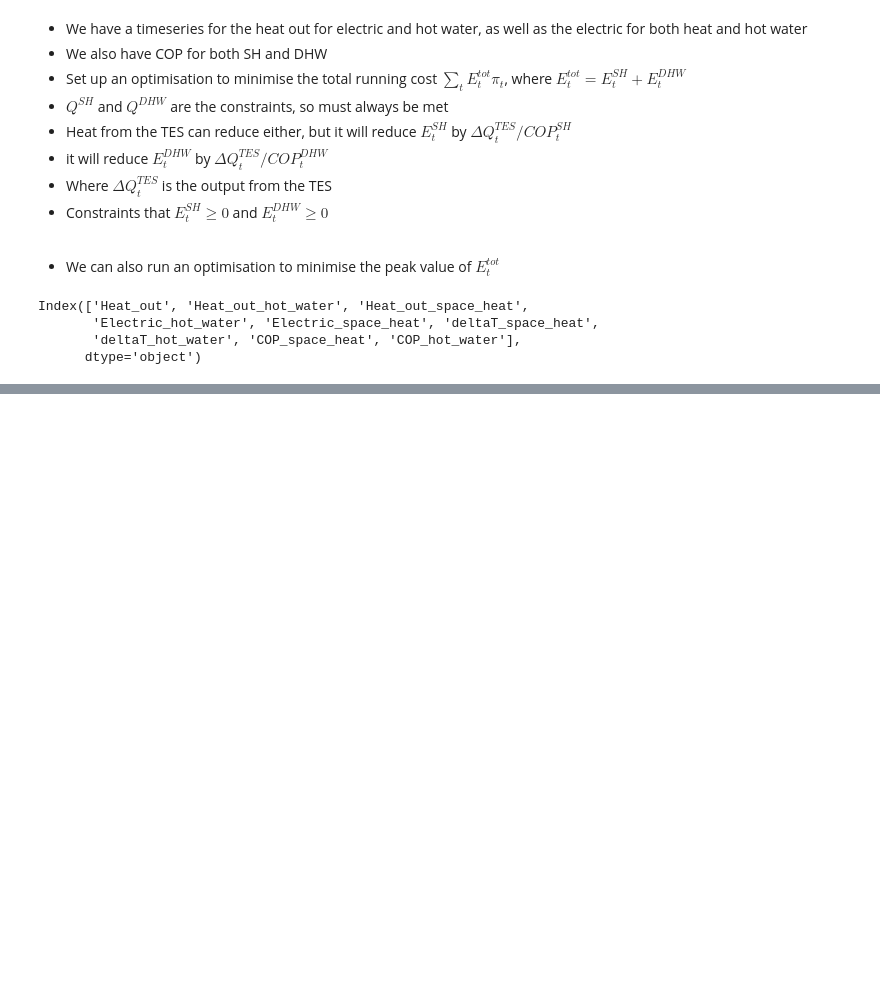
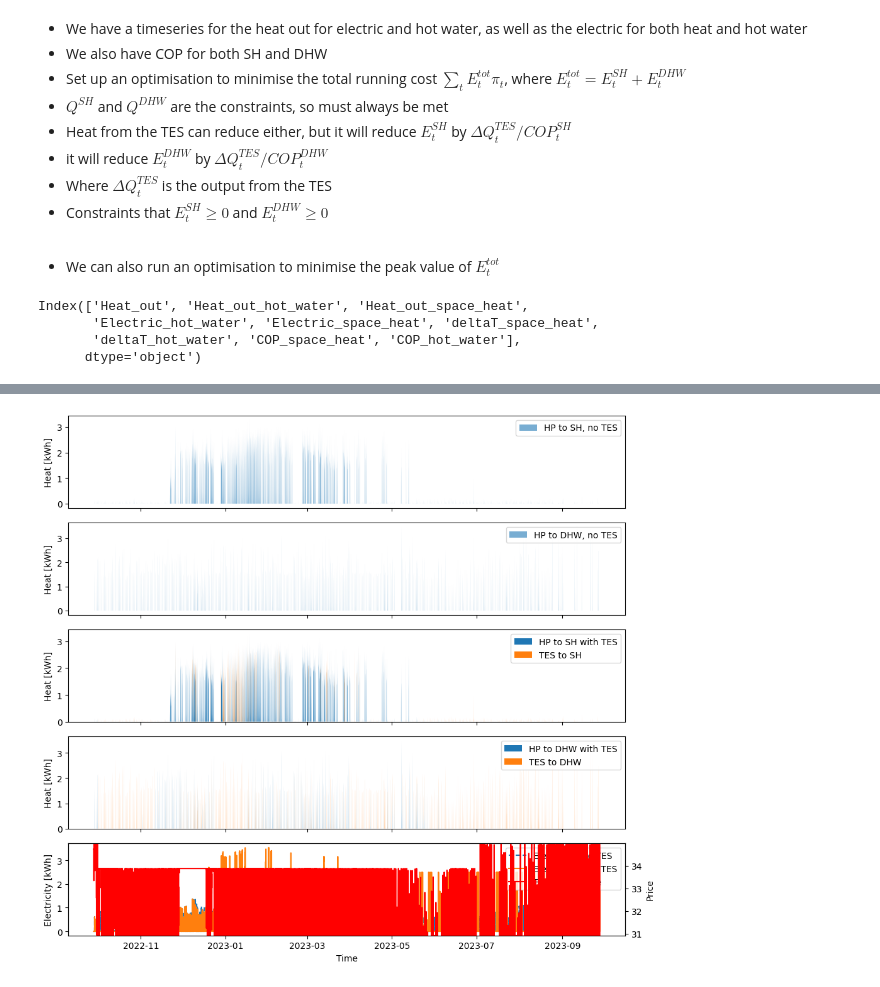
Before and after one commit to EdwardBarbour/HeatPumpDataAnalysis, a Jupyter notebook: TES_optimisations.ipynb, the cells around one changed output, grey strips where cells are left out. Drawn from its saved outputs; the diff is of its cells as text; code cells hidden in the pictures; blank space fills up the shorter version.

```diff
--- a/TES_optimisations.ipynb
+++ b/TES_optimisations.ipynb
@@ -95,7 +138,7 @@ E_SH = Q_SH / COP_SH
 E_DHW = Q_DHW / COP_DHW
 E_tot = E_SH + E_DHW
 
-thermal_store_caps = [10,30]
+thermal_store_caps = [10,20,30,40,50,60,70,80,90,100]
 thermal_powers = [T/4 for T in thermal_store_caps]
 charge_powers = [2.5 for T in thermal_store_caps]
 
@@ -103,6 +146,10 @@ charge_powers = [2.5 for T in thermal_store_caps]
 totalCost = np.zeros((len(thermal_store_caps)+1))
 totalElecUsage = np.zeros((len(thermal_store_caps)+1))
 maxHeatOut = np.zeros((len(thermal_store_caps)+1))
+
+# baseline cost (no TES)
+baseline_cost = np.sum(price * E_tot)
+totalCost[0] = baseline_cost
 
 for opt_count in range(len(thermal_store_caps)):
 
@@ -301,6 +348,9 @@ for opt_count in range(len(thermal_store_caps)):
         varobject = getattr(m, str(v))
         outputVars[str(v)] = np.array([varobject[i].value for i in m.Time])
 
+    # optimised cost with TES
+    totalCost[opt_count+1] = np.sum(price * outputVars['netElec'])
+
 elapsed = time.time() - t
 print('Time elapsed:', elapsed)
 # %% [output]
@@ -308,0 +365,69 @@ Time elapsed: 9.365230798721313
+# %%
+# Plot final optimisation result
+time_index = ID_heat_elec[EoH_ID]['HH_data'].index
+
+HP_SH_with_TES = outputVars['netSH']
+HP_DHW_with_TES = outputVars['netDHW']
+
+TES_to_SH = -outputVars['negQOut_SH']
+TES_to_DHW = -outputVars['negQOut_DHW']
+
+fig, axs = plt.subplots(5, 1, figsize=(10, 9), sharex=True)
+
+# 1) Space heat, no TES
+axs[0].fill_between(time_index, Q_SH, alpha=0.6, label='HP to SH, no TES')
+axs[0].set_ylabel('Heat [kWh]')
+axs[0].legend(loc='upper right')
+
+# 2) DHW, no TES
+axs[1].fill_between(time_index, Q_DHW, alpha=0.6, label='HP to DHW, no TES')
+axs[1].set_ylabel('Heat [kWh]')
+axs[1].legend(loc='upper right')
+
+# 3) Space heat with TES
+axs[2].stackplot(
+    time_index,
+    HP_SH_with_TES,
+    TES_to_SH,
+    labels=['HP to SH with TES', 'TES to SH']
+)
+axs[2].set_ylabel('Heat [kWh]')
+axs[2].legend(loc='upper right')
+
+# 4) DHW with TES
+axs[3].stackplot(
+    time_index,
+    HP_DHW_with_TES,
+    TES_to_DHW,
+    labels=['HP to DHW with TES', 'TES to DHW']
+)
+axs[3].set_ylabel('Heat [kWh]')
+axs[3].legend(loc='upper right')
+
+# 5) Electricity and price
+axs[4].plot(time_index, E_tot, label='Electricity, no TES', linestyle='--')
+axs[4].plot(time_index, outputVars['netElec'], label='Electricity with TES')
+axs[4].set_ylabel('Electricity [kWh]')
+axs[4].legend(loc='upper left')
+
+ax_price = axs[4].twinx()
+ax_price.plot(time_index, price, label='Electricity price', color='r')
+ax_price.set_ylabel('Price')
+pmin, pmax = np.percentile(price, [70, 100])
+ax_price.set_ylim(pmin, pmax)
+
+# Combine legends on bottom subplot
+lines1, labels1 = axs[4].get_legend_handles_labels()
+lines2, labels2 = ax_price.get_legend_handles_labels()
+axs[4].legend(lines1 + lines2, labels1 + labels2, loc='upper right')
+
+axs[4].set_xlabel('Time')
+
+for ax in axs:
+    ax.grid(False)
+
+# axs[0].set_xlim(pd.Timestamp('2021-12-12'), pd.Timestamp('2022-01-31'))
+plt.tight_layout()
+plt.show()
+# %% [output]
+[figure, added]
```
Also changed, not shown: parts of 7 cells of this notebook.
